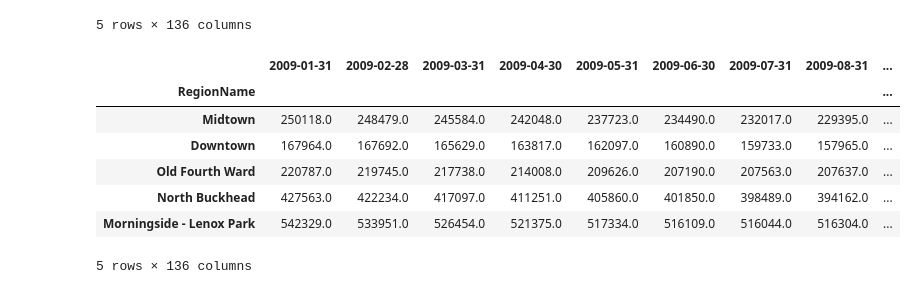
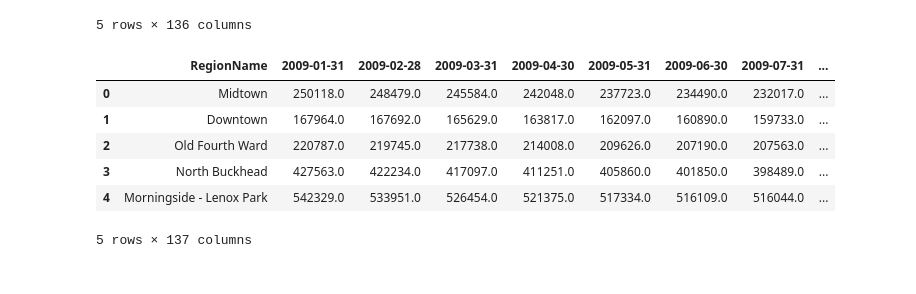
Before and after one commit to niccc/Atlanta-Crime-Data, a Jupyter notebook: crimes.ipynb, the cells around one changed output. Saved outputs shown, nothing was run; the diff lists cells and outputs as text; code cells hidden in the pictures.

Commit message:
merged dataframes

```diff
--- a/crimes.ipynb
+++ b/crimes.ipynb
@@ -55,17 +55,17 @@ atl_home_value_df.head()
 # %%
 #add a column of the avg home value over the 10 year period
 atl_home_value_df.set_index("RegionName", inplace=True)
 atl_home_value_df["Avg"] = atl_home_value_df.mean(axis=1)
+atl_home_value_df.reset_index(inplace=True)
 atl_home_value_df.head()
 # %% [output]
-|  | 2009-01-31 | 2009-02-28 | 2009-03-31 | 2009-04-30 | 2009-05-31 | 2009-06-30 | 2009-07-31 | 2009-08-31 | ... |
-| RegionName |  |  |  |  |  |  |  |  | ... |
-| Midtown | 250118.0 | 248479.0 | 245584.0 | 242048.0 | 237723.0 | 234490.0 | 232017.0 | 229395.0 | ... |
-| Downtown | 167964.0 | 167692.0 | 165629.0 | 163817.0 | 162097.0 | 160890.0 | 159733.0 | 157965.0 | ... |
-| Old Fourth Ward | 220787.0 | 219745.0 | 217738.0 | 214008.0 | 209626.0 | 207190.0 | 207563.0 | 207637.0 | ... |
-| North Buckhead | 427563.0 | 422234.0 | 417097.0 | 411251.0 | 405860.0 | 401850.0 | 398489.0 | 394162.0 | ... |
-| Morningside - Lenox Park | 542329.0 | 533951.0 | 526454.0 | 521375.0 | 517334.0 | 516109.0 | 516044.0 | 516304.0 | ... |
+|  | RegionName | 2009-01-31 | 2009-02-28 | 2009-03-31 | 2009-04-30 | 2009-05-31 | 2009-06-30 | 2009-07-31 | ... |
+| 0 | Midtown | 250118.0 | 248479.0 | 245584.0 | 242048.0 | 237723.0 | 234490.0 | 232017.0 | ... |
+| 1 | Downtown | 167964.0 | 167692.0 | 165629.0 | 163817.0 | 162097.0 | 160890.0 | 159733.0 | ... |
+| 2 | Old Fourth Ward | 220787.0 | 219745.0 | 217738.0 | 214008.0 | 209626.0 | 207190.0 | 207563.0 | ... |
+| 3 | North Buckhead | 427563.0 | 422234.0 | 417097.0 | 411251.0 | 405860.0 | 401850.0 | 398489.0 | ... |
+| 4 | Morningside - Lenox Park | 542329.0 | 533951.0 | 526454.0 | 521375.0 | 517334.0 | 516109.0 | 516044.0 | ... |
-5 rows × 136 columns
+5 rows × 137 columns
 # %%
 #get a list of atlanta neighborhoods with income data
 home_value_neighborhoods = atl_home_value_df.RegionName.unique()
```
Also changed, not shown: parts of 7 cells of this notebook.
